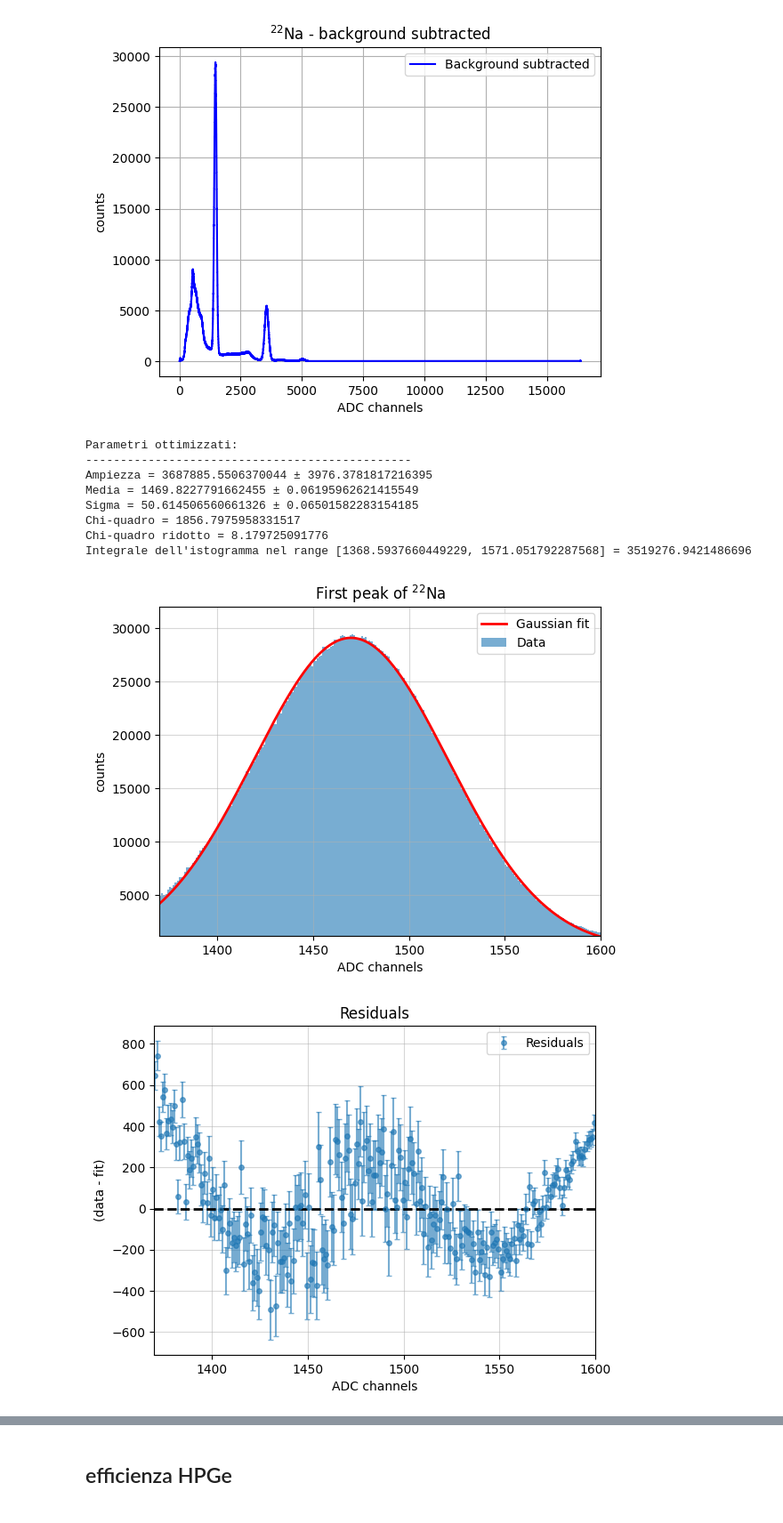
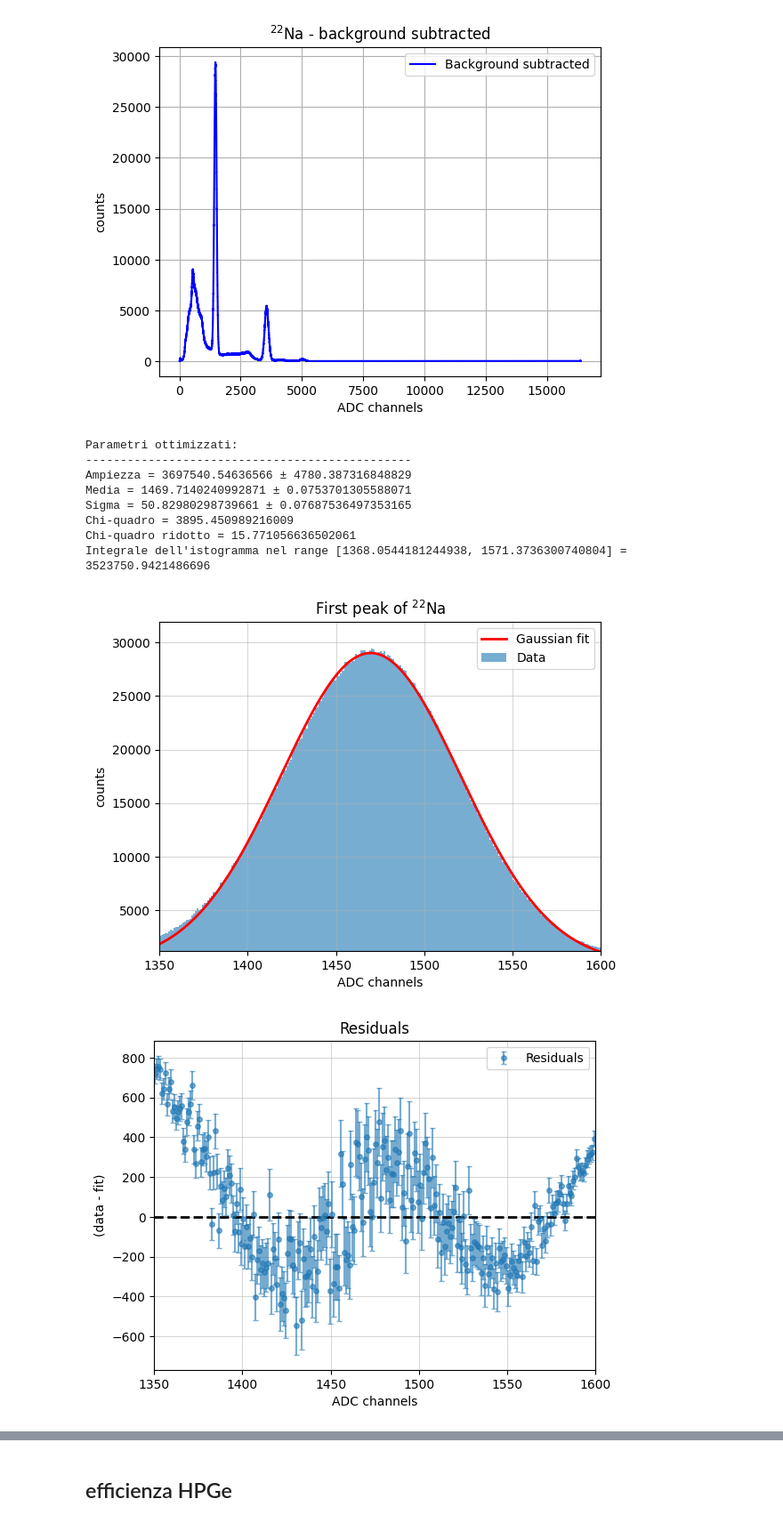
Before and after one commit to b3n3d3tt4/gamma, a Jupyter notebook: analisi.ipynb, the cells around one changed output, grey strips where cells are left out. Shown at 89% size. Cells and saved outputs as stored; diff of their text form; code cells hidden in the pictures.

```diff
--- a/analisi.ipynb
+++ b/analisi.ipynb
@@ -142,15 +142,15 @@ bin_sodio_ch0_corr, hist_sodio_ch0_corr = ben.background(sodio_ch0, fondo2_ch0,
 # %% [output]
 [figure]
 # %%
-sodioch0_peak1 = ben.normal(bin_centers=bin_sodio_ch0_corr, counts=hist_sodio_ch0_corr, xlabel='ADC channels', ylabel='counts', titolo='First peak of $^{22}$Na', xmin=1370, xmax=1600, n=2)
+sodioch0_peak1 = ben.normal(bin_centers=bin_sodio_ch0_corr, counts=hist_sodio_ch0_corr, xlabel='ADC channels', ylabel='counts', titolo='First peak of $^{22}$Na', xmin=1350, xmax=1600, n=2)
 # %% [output]
 Parametri ottimizzati:
 -----------------------------------------------
-Ampiezza = 3687885.5506370044 ± 3976.3781817216395
-Media = 1469.8227791662455 ± 0.06195962621415549
-Sigma = 50.614506560661326 ± 0.06501582283154185
-Chi-quadro = 1856.7975958331517
-Chi-quadro ridotto = 8.179725091776
-Integrale dell'istogramma nel range [1368.5937660449229, 1571.051792287568] = 3519276.9421486696
+Ampiezza = 3697540.54636566 ± 4780.387316848829
+Media = 1469.7140240992871 ± 0.0753701305588071
+Sigma = 50.82980298739661 ± 0.07687536497353165
+Chi-quadro = 3895.450989216009
+Chi-quadro ridotto = 15.771056636502061
+Integrale dell'istogramma nel range [1368.0544181244938, 1571.3736300740804] = 3523750.9421486696
-[figure, old version]
+[figure, new version]
-[figure, old version]
+[figure, new version]
```
Also changed, not shown: parts of 3 cells of this notebook.
